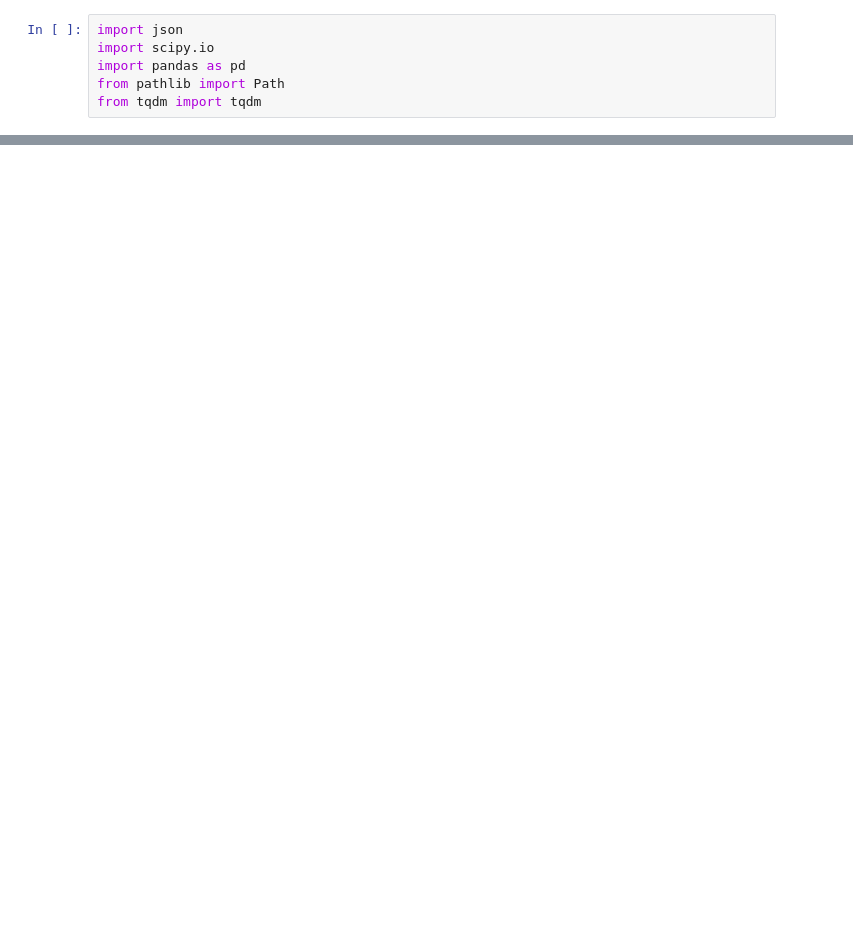
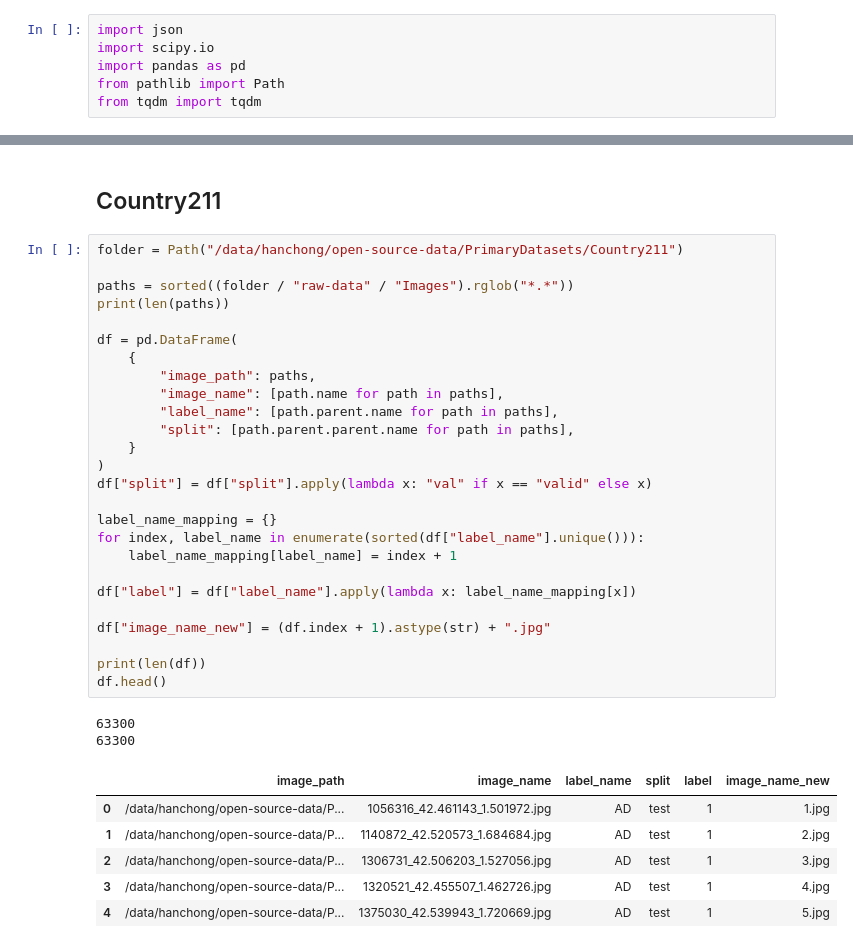
Before and after one commit to ChuaHanChong/Fine-Grained-Recognition-Using-Pretrained-Self-Supervised-Models, a Jupyter notebook: data-preparation-1.ipynb, the cells around one changed output, grey strips where cells are left out. Drawn from its saved outputs; the diff is of its cells as text; blank space fills up the shorter version.

```diff
--- a/data-preparation-1.ipynb
+++ b/data-preparation-1.ipynb
@@ -695,0 +80,37 @@ for split in ["train", "val", "test"]:
+# %% [markdown]
+## Country211
+# %%
+folder = Path("/data/hanchong/open-source-data/PrimaryDatasets/Country211")
+
+paths = sorted((folder / "raw-data" / "Images").rglob("*.*"))
+print(len(paths))
+
+df = pd.DataFrame(
+    {
+        "image_path": paths,
+        "image_name": [path.name for path in paths],
+        "label_name": [path.parent.name for path in paths],
+        "split": [path.parent.parent.name for path in paths],
+    }
+)
+df["split"] = df["split"].apply(lambda x: "val" if x == "valid" else x)
+
+label_name_mapping = {}
+for index, label_name in enumerate(sorted(df["label_name"].unique())):
+    label_name_mapping[label_name] = index + 1
+
+df["label"] = df["label_name"].apply(lambda x: label_name_mapping[x])
+
+df["image_name_new"] = (df.index + 1).astype(str) + ".jpg"
+
+print(len(df))
+df.head()
+# %% [output]
+63300
+63300
+|  | image_path | image_name | label_name | split | label | image_name_new |
+| 0 | /data/hanchong/open-source-data/P... | 1056316_42.461143_1.501972.jpg | AD | test | 1 | 1.jpg |
+| 1 | /data/hanchong/open-source-data/P... | 1140872_42.520573_1.684684.jpg | AD | test | 1 | 2.jpg |
+| 2 | /data/hanchong/open-source-data/P... | 1306731_42.506203_1.527056.jpg | AD | test | 1 | 3.jpg |
+| 3 | /data/hanchong/open-source-data/P... | 1320521_42.455507_1.462726.jpg | AD | test | 1 | 4.jpg |
+| 4 | /data/hanchong/open-source-data/P... | 1375030_42.539943_1.720669.jpg | AD | test | 1 | 5.jpg |
```
Also changed, not shown: parts of 111 cells of this notebook, 4 other files.
